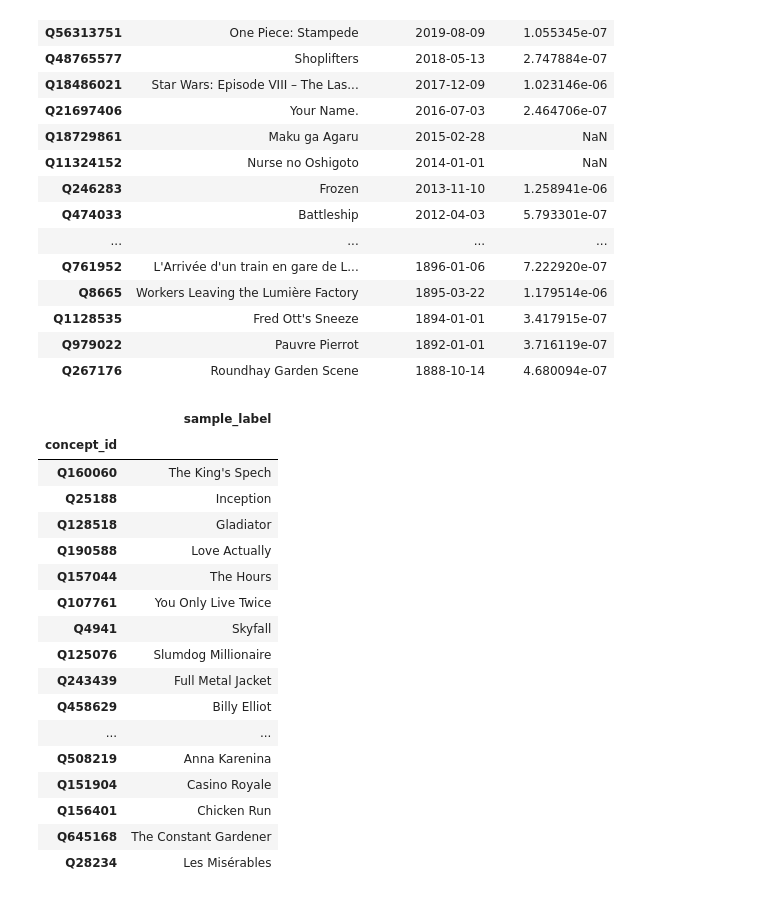
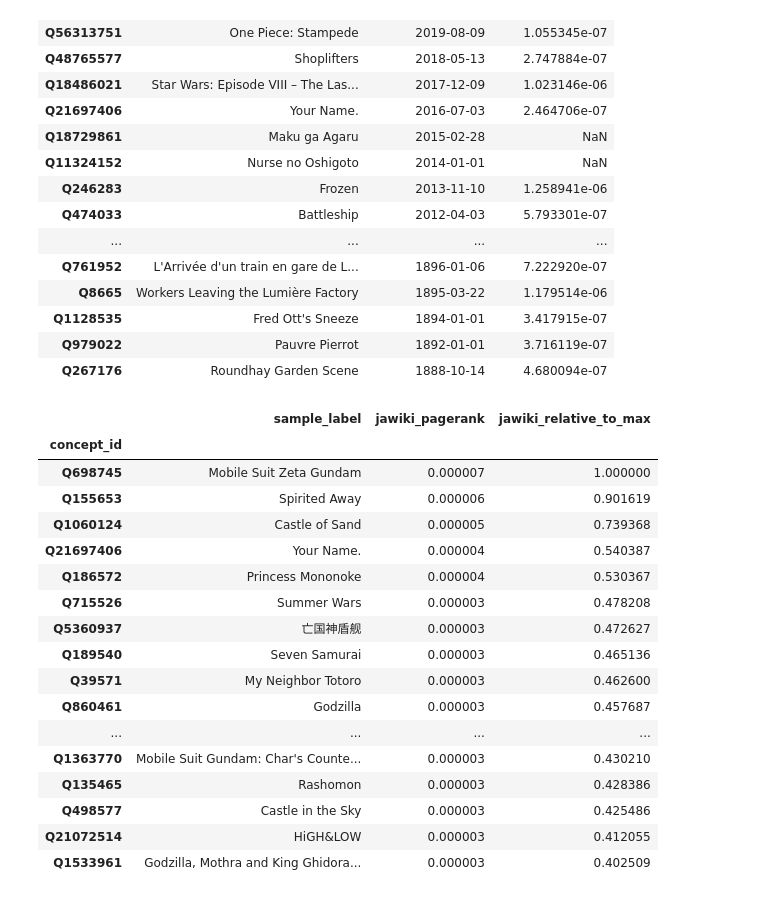
Before and after one commit to turtlesoupy/wikilanguage, a Jupyter notebook: Pandas.ipynb, the cells around one changed output. Saved outputs shown, nothing was run; the diff lists cells and outputs as text; code cells hidden in the pictures.

```diff
--- a/Pandas.ipynb
+++ b/Pandas.ipynb
@@ -66,26 +93,25 @@ pandas_helper.top_by_year(films, top_col='jawiki_pagerank')[['sample_label', 'pu
 | Q1128535 | Fred Ott's Sneeze | 1894-01-01 | 3.417915e-07 |
 | Q979022 | Pauvre Pierrot | 1892-01-01 | 3.716119e-07 |
 | Q267176 | Roundhay Garden Scene | 1888-10-14 | 4.680094e-07 |
-# %%
-japan_films = films[pandas_helper.country_of_origin(films, pandas_helper.resolve_label(df, "United Kingdom"))]
-japan_films.nlargest(20, 'jawiki_pagerank')[['sample_label']]
-# %% [output]
-|  | sample_label |
-| concept_id |  |
-| Q160060 | The King's Spech |
-| Q25188 | Inception |
-| Q128518 | Gladiator |
-| Q190588 | Love Actually |
-| Q157044 | The Hours |
-| Q107761 | You Only Live Twice |
-| Q4941 | Skyfall |
-| Q125076 | Slumdog Millionaire |
-| Q243439 | Full Metal Jacket |
-| Q458629 | Billy Elliot |
-| ... | ... |
-| Q508219 | Anna Karenina |
-| Q151904 | Casino Royale |
-| Q156401 | Chicken Run |
-| Q645168 | The Constant Gardener |
-| Q28234 | Les Misérables |
+# %%
+df.wl.instance_of(Concepts.FILM).wl.country_of_origin(Countries.JAPAN).wl.top_ranked("jawiki", 20)
+# %% [output]
+|  | sample_label | jawiki_pagerank | jawiki_relative_to_max |
+| concept_id |  |  |  |
+| Q698745 | Mobile Suit Zeta Gundam | 0.000007 | 1.000000 |
+| Q155653 | Spirited Away | 0.000006 | 0.901619 |
+| Q1060124 | Castle of Sand | 0.000005 | 0.739368 |
+| Q21697406 | Your Name. | 0.000004 | 0.540387 |
+| Q186572 | Princess Mononoke | 0.000004 | 0.530367 |
+| Q715526 | Summer Wars | 0.000003 | 0.478208 |
+| Q5360937 | 亡国神盾舰 | 0.000003 | 0.472627 |
+| Q189540 | Seven Samurai | 0.000003 | 0.465136 |
+| Q39571 | My Neighbor Totoro | 0.000003 | 0.462600 |
+| Q860461 | Godzilla | 0.000003 | 0.457687 |
+| ... | ... | ... | ... |
+| Q1363770 | Mobile Suit Gundam: Char's Counte... | 0.000003 | 0.430210 |
+| Q135465 | Rashomon | 0.000003 | 0.428386 |
+| Q498577 | Castle in the Sky | 0.000003 | 0.425486 |
+| Q21072514 | HiGH&LOW | 0.000003 | 0.412055 |
+| Q1533961 | Godzilla, Mothra and King Ghidora... | 0.000003 | 0.402509 |
 # %%
```
Also changed, not shown: parts of 19 cells of this notebook, 1 other file.
